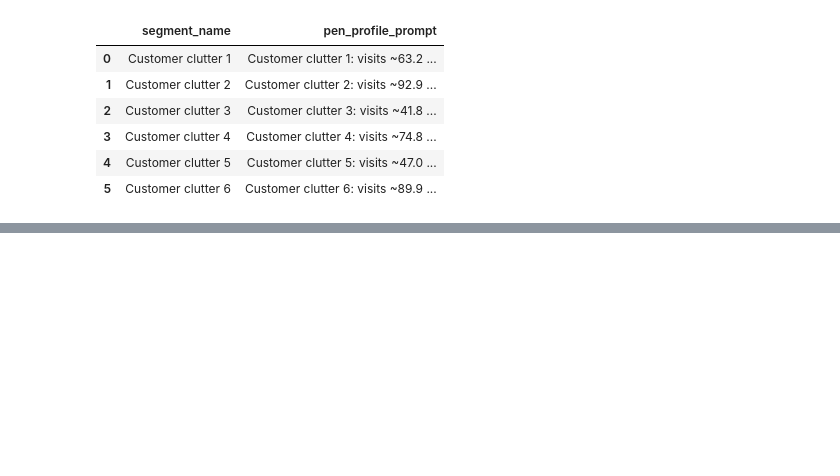
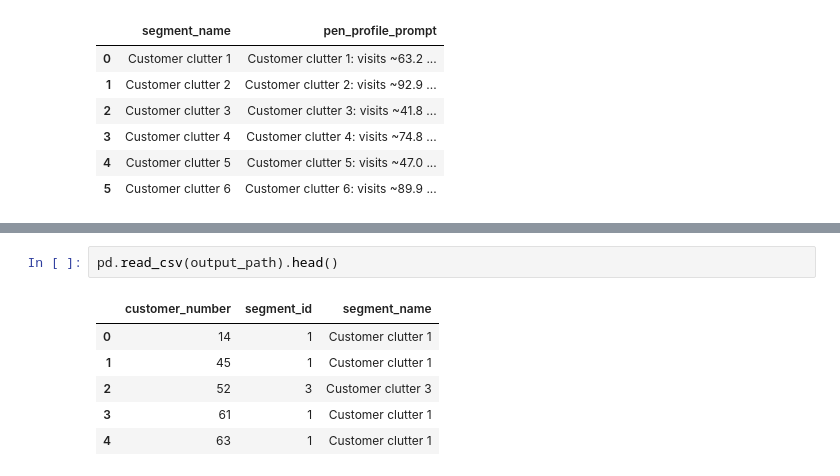
Before and after one commit to shreyuu/UoN-Business-Analytics, a Jupyter notebook: Analytics-Specializations-and-Applications/coursework-1/main.ipynb, the cells around one changed output, grey strips where cells are left out. Drawn from its saved outputs; the diff is of its cells as text; blank space fills up the shorter version.

```diff
--- a/Analytics-Specializations-and-Applications/coursework-1/main.ipynb
+++ b/Analytics-Specializations-and-Applications/coursework-1/main.ipynb
@@ -550,0 +572,9 @@ output_path
+# %%
+pd.read_csv(output_path).head()
+# %% [output]
+|  | customer_number | segment_id | segment_name |
+| 0 | 14 | 1 | Customer clutter 1 |
+| 1 | 45 | 1 | Customer clutter 1 |
+| 2 | 52 | 3 | Customer clutter 3 |
+| 3 | 61 | 1 | Customer clutter 1 |
+| 4 | 63 | 1 | Customer clutter 1 |
```
Also changed, not shown: parts of 10 cells of this notebook, 2 other files.
